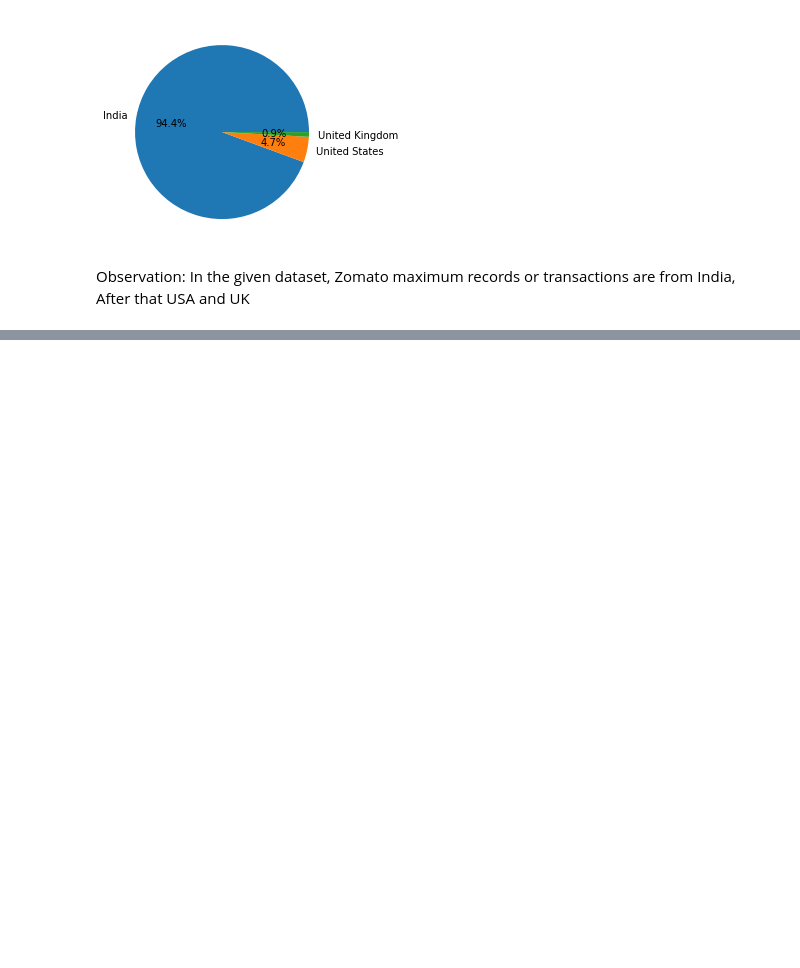
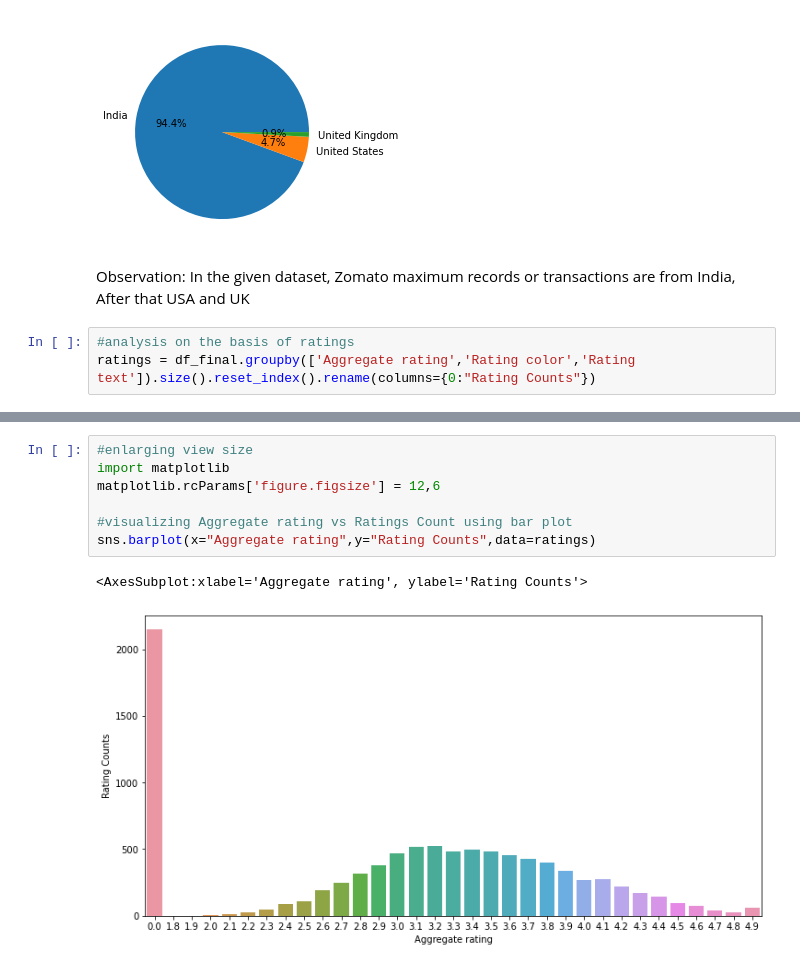
Before and after one commit to bhimrazy/Exploratory-Data-Analysis, a Jupyter notebook: zomato/zomato_eda.ipynb, the cells around one changed output, grey strips where cells are left out. Saved outputs shown, nothing was run; the diff lists cells and outputs as text; blank space fills up the shorter version.

Commit message:
Ratings analysis added.

```diff
--- a/zomato/zomato_eda.ipynb
+++ b/zomato/zomato_eda.ipynb
@@ -127,3 +135,6 @@ plt.pie(country_val,labels=country_labels,autopct="%.1f%%")
 # %% [markdown]
 Observation: In the given dataset, Zomato maximum records or transactions are from India,
 After that USA and UK
+# %%
+#analysis on the basis of ratings
+ratings = df_final.groupby(['Aggregate rating','Rating color','Rating text']).size().reset_index().rename(columns={0:"Rating Counts"})
@@ -129,0 +168,10 @@ After that USA and UK
+# %%
+#enlarging view size
+import matplotlib
+matplotlib.rcParams['figure.figsize'] = 12,6
+
+#visualizing Aggregate rating vs Ratings Count using bar plot
+sns.barplot(x="Aggregate rating",y="Rating Counts",data=ratings)
+# %% [output]
+<AxesSubplot:xlabel='Aggregate rating', ylabel='Rating Counts'>
+[figure, added]
```
Also changed, not shown: parts of 5 cells of this notebook.
